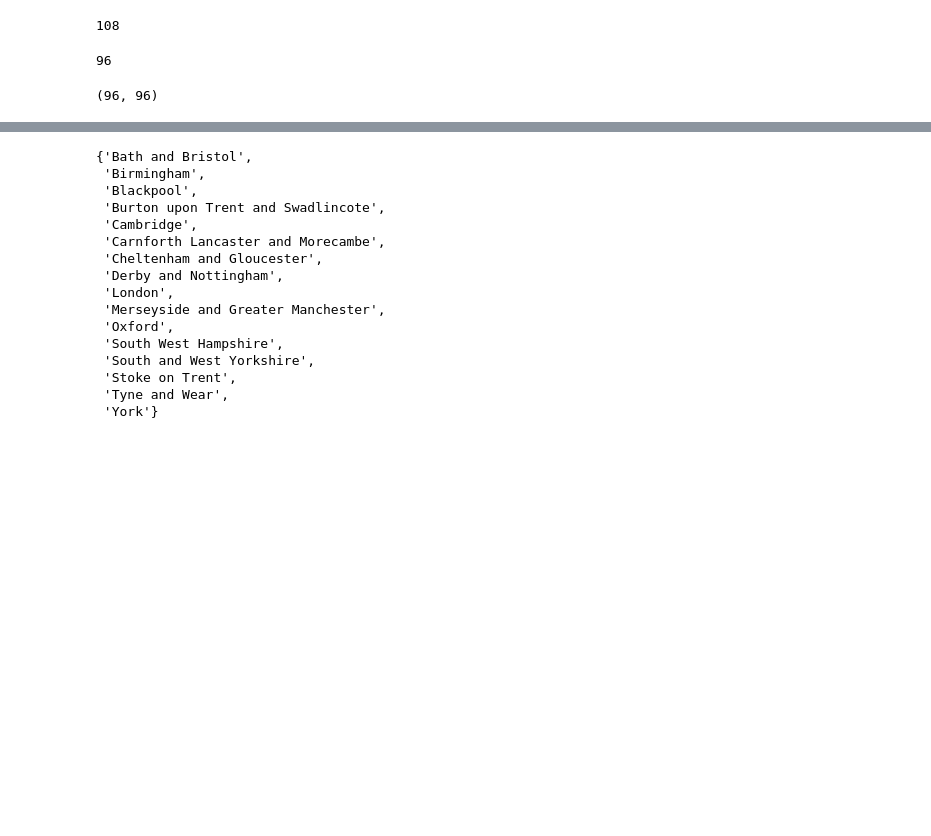
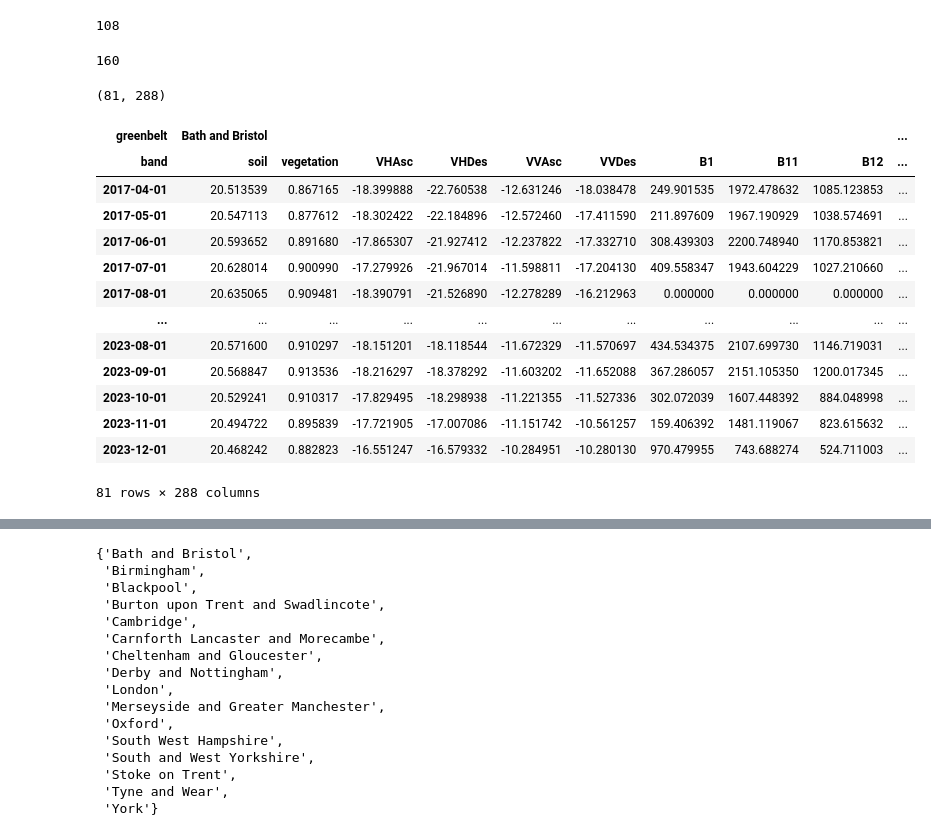
Before and after one commit to FinleyGibson/greensight, a Jupyter notebook: notebooks/pipeline/05_complete_data.ipynb, the cells around one changed output, grey strips where cells are left out. Drawn from its saved outputs; the diff is of its cells as text; code cells hidden in the pictures; blank space fills up the shorter version.

```diff
--- a/notebooks/pipeline/05_complete_data.ipynb
+++ b/notebooks/pipeline/05_complete_data.ipynb
@@ -38,0 +55,6 @@ assert df_weights.shape == s1_data.shape
+# %%
+# load weights DataFrame
+weights_path_2 = DIR_DATA / "processed_data/sentinel_two_weights.hdf"
+
+df_weights_2 = pd.read_hdf(weights_path_2, key="df")
+df_weights_2.head(5)
@@ -39,6 +71,6 @@ assert df_weights.shape == s1_data.shape
 # %%
 # combine
-s1_combined = s1_data*df_weights
+s1_combined = s1_data*df_weights_1
 s1_combined = s1_combined.groupby(level=["greenbelt", "band"], axis=1).sum()
 s1_combined.columns = pd.MultiIndex.from_tuples([(i[0].replace("-", " ").replace(",", ""), i[1]) for i in s1_combined.columns])
 s1_combined.columns.names = ["greenbelt", "band"]
@@ -52,3 +84,10 @@ s1_combined.head(5)
 | 2016-04-01 | -17.229244 | -17.733898 | -11.471144 | -11.692585 | -16.868347 | -17.510366 | -10.538851 | -11.320926 | -29.127227 | ... |
 | 2016-05-01 | -17.807955 | -19.625690 | -12.296638 | -14.341092 | -18.095525 | -18.818340 | -12.516961 | -13.322134 | -25.539716 | ... |
 5 rows × 64 columns
+# %%
+# combine
+s2_combined = s2_data*df_weights_2
+s2_combined = s2_combined.groupby(level=["greenbelt", "band"], axis=1).sum()
+s2_combined.columns = pd.MultiIndex.from_tuples([(i[0].replace("-", " ").replace(",", ""), i[1]) for i in s2_combined.columns])
+s2_combined.columns.names = ["greenbelt", "band"]
+s2_combined.head(5)
@@ -140,18 +201,35 @@ expected_rows
 2023-12-01 00:00:00
 108
 # %%
-expected_cols = s1_combined.shape[1] + jules_soil.shape[1] + jules_veg.shape[1]
+expected_cols = s1_combined.shape[1] + s1_combined.shape[1] + jules_soil.shape[1] + jules_veg.shape[1]
 expected_cols
 # %% [output]
-96
+160
 # %%
-df_all = pd.concat([jules_soil, jules_veg, s1_combined], axis=1, join="inner")
+df_all = pd.concat([jules_soil, jules_veg, s1_combined, s2_combined], axis=1, join="inner")
 df_all = df_all.groupby(level=0, axis=1).apply(
     lambda df: df.droplevel(0, axis=1).T.drop_duplicates().T
 )
 print(df_all.shape)
 # %% [output]
-(96, 96)
+(81, 288)
+# %%
+df_all
+# %% [output]
+| greenbelt | Bath and Bristol |  |  |  |  |  |  |  |  | ... |
+| band | soil | vegetation | VHAsc | VHDes | VVAsc | VVDes | B1 | B11 | B12 | ... |
+| 2017-04-01 | 20.513539 | 0.867165 | -18.399888 | -22.760538 | -12.631246 | -18.038478 | 249.901535 | 1972.478632 | 1085.123853 | ... |
+| 2017-05-01 | 20.547113 | 0.877612 | -18.302422 | -22.184896 | -12.572460 | -17.411590 | 211.897609 | 1967.190929 | 1038.574691 | ... |
+| 2017-06-01 | 20.593652 | 0.891680 | -17.865307 | -21.927412 | -12.237822 | -17.332710 | 308.439303 | 2200.748940 | 1170.853821 | ... |
+| 2017-07-01 | 20.628014 | 0.900990 | -17.279926 | -21.967014 | -11.598811 | -17.204130 | 409.558347 | 1943.604229 | 1027.210660 | ... |
+| 2017-08-01 | 20.635065 | 0.909481 | -18.390791 | -21.526890 | -12.278289 | -16.212963 | 0.000000 | 0.000000 | 0.000000 | ... |
+| ... | ... | ... | ... | ... | ... | ... | ... | ... | ... | ... |
+| 2023-08-01 | 20.571600 | 0.910297 | -18.151201 | -18.118544 | -11.672329 | -11.570697 | 434.534375 | 2107.699730 | 1146.719031 | ... |
+| 2023-09-01 | 20.568847 | 0.913536 | -18.216297 | -18.378292 | -11.603202 | -11.652088 | 367.286057 | 2151.105350 | 1200.017345 | ... |
+| 2023-10-01 | 20.529241 | 0.910317 | -17.829495 | -18.298938 | -11.221355 | -11.527336 | 302.072039 | 1607.448392 | 884.048998 | ... |
+| 2023-11-01 | 20.494722 | 0.895839 | -17.721905 | -17.007086 | -11.151742 | -10.561257 | 159.406392 | 1481.119067 | 823.615632 | ... |
+| 2023-12-01 | 20.468242 | 0.882823 | -16.551247 | -16.579332 | -10.284951 | -10.280130 | 970.479955 | 743.688274 | 524.711003 | ... |
+81 rows × 288 columns
 # %%
 path_out = DIR_DATA / "processed_data/sentinel_one_all.hdf"
 df_all.to_hdf(path_out, key="df", mode="w", format="table")
```
Also changed, not shown: parts of 9 cells of this notebook, 31 other files.
